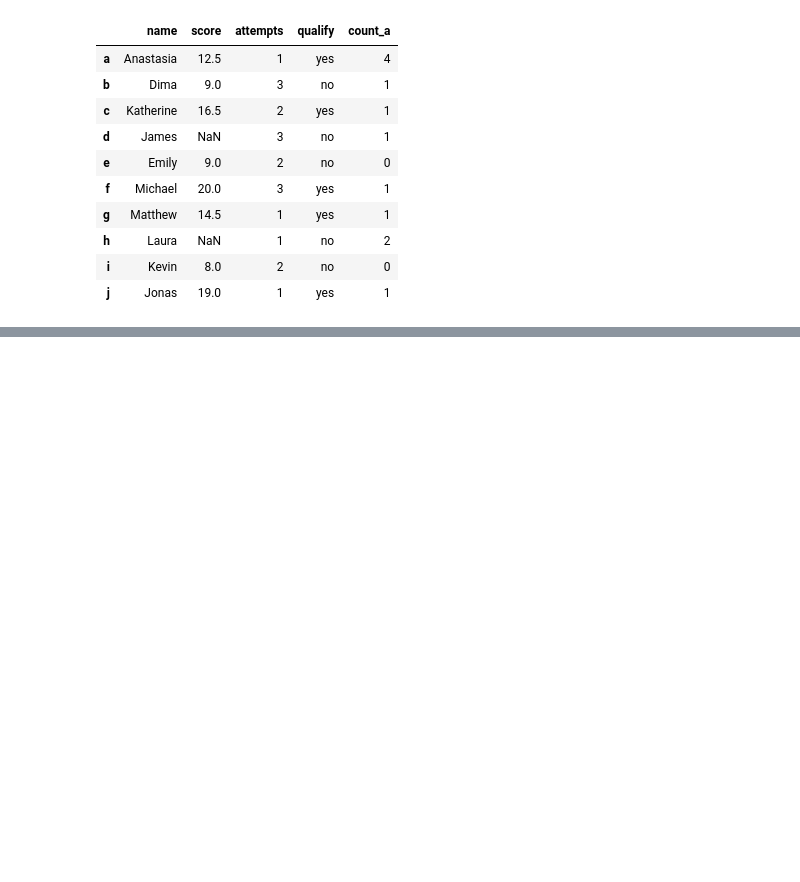
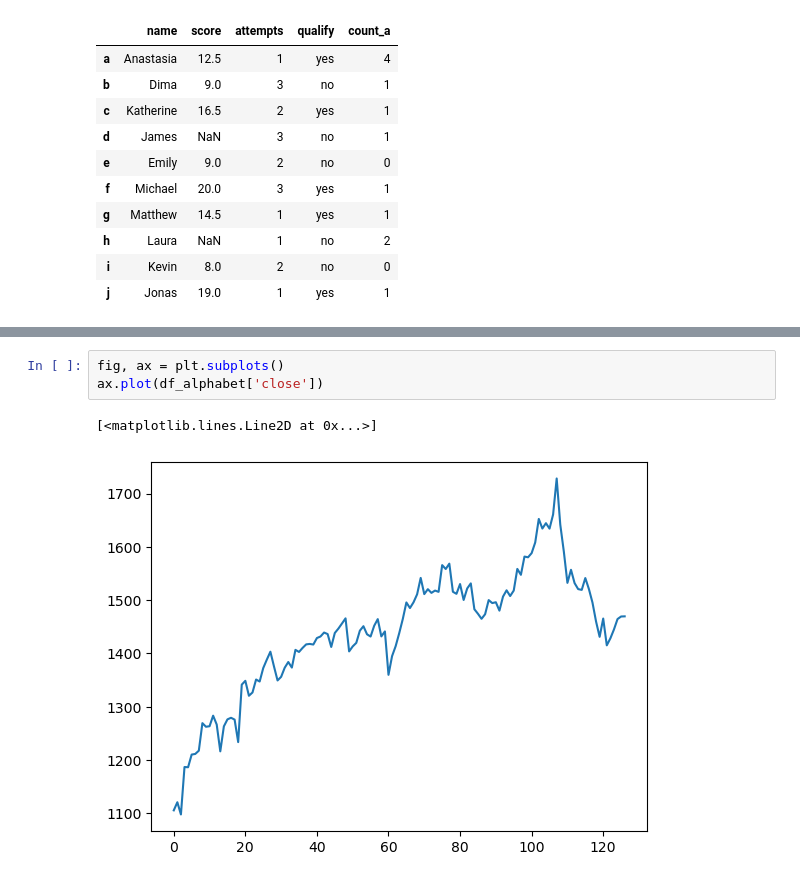
Before and after one commit to yotam-sh/learning_os_gis_development, a Jupyter notebook: pandas/day_26_learning_pandas.ipynb, the cells around one changed output, grey strips where cells are left out. Saved outputs shown, nothing was run; the diff lists cells and outputs as text; blank space fills up the shorter version.

```diff
--- a/pandas/day_26_learning_pandas.ipynb
+++ b/pandas/day_26_learning_pandas.ipynb
@@ -50,0 +86,6 @@ df_submain
+# %%
+fig, ax = plt.subplots()
+ax.plot(df_alphabet['close'])
+# %% [output]
+[<matplotlib.lines.Line2D at 0x...>]
+[figure, added]
```
Also changed, not shown: parts of 6 cells of this notebook.
